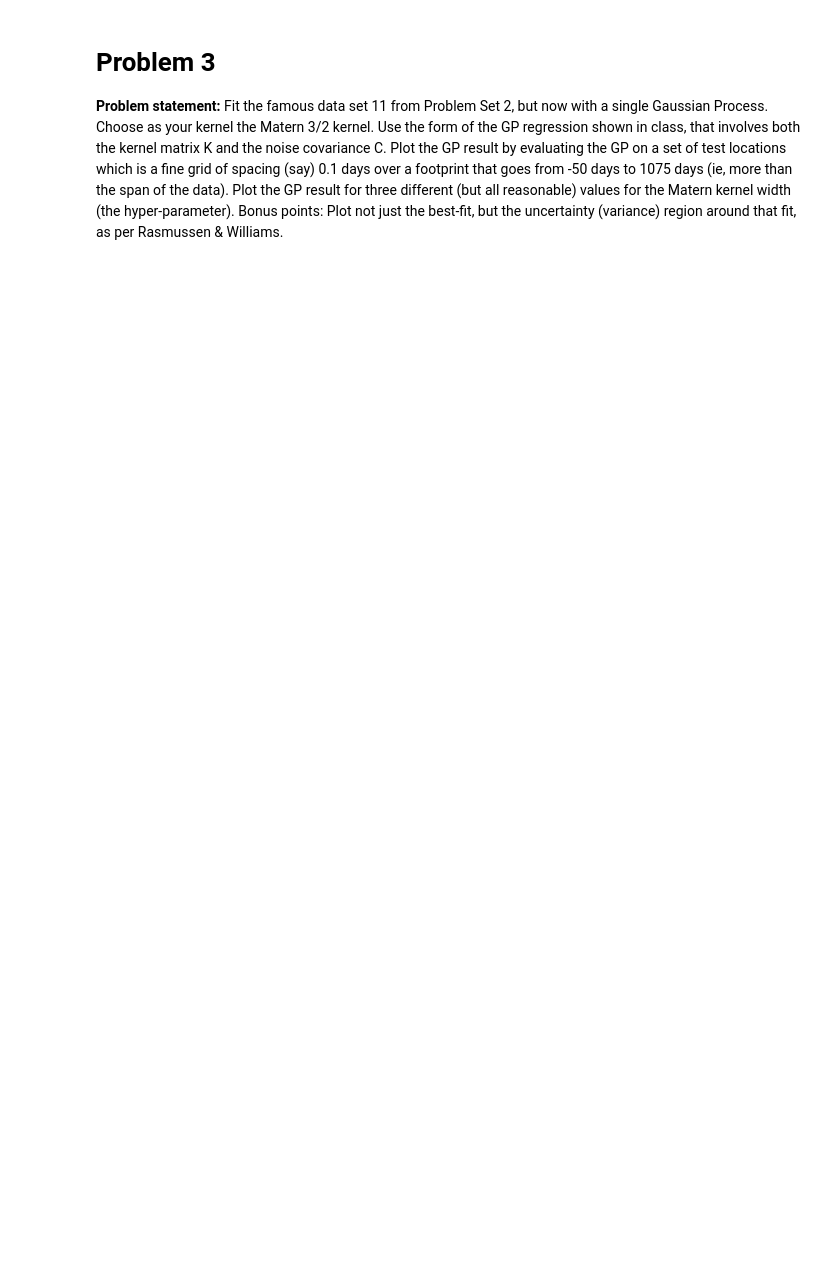
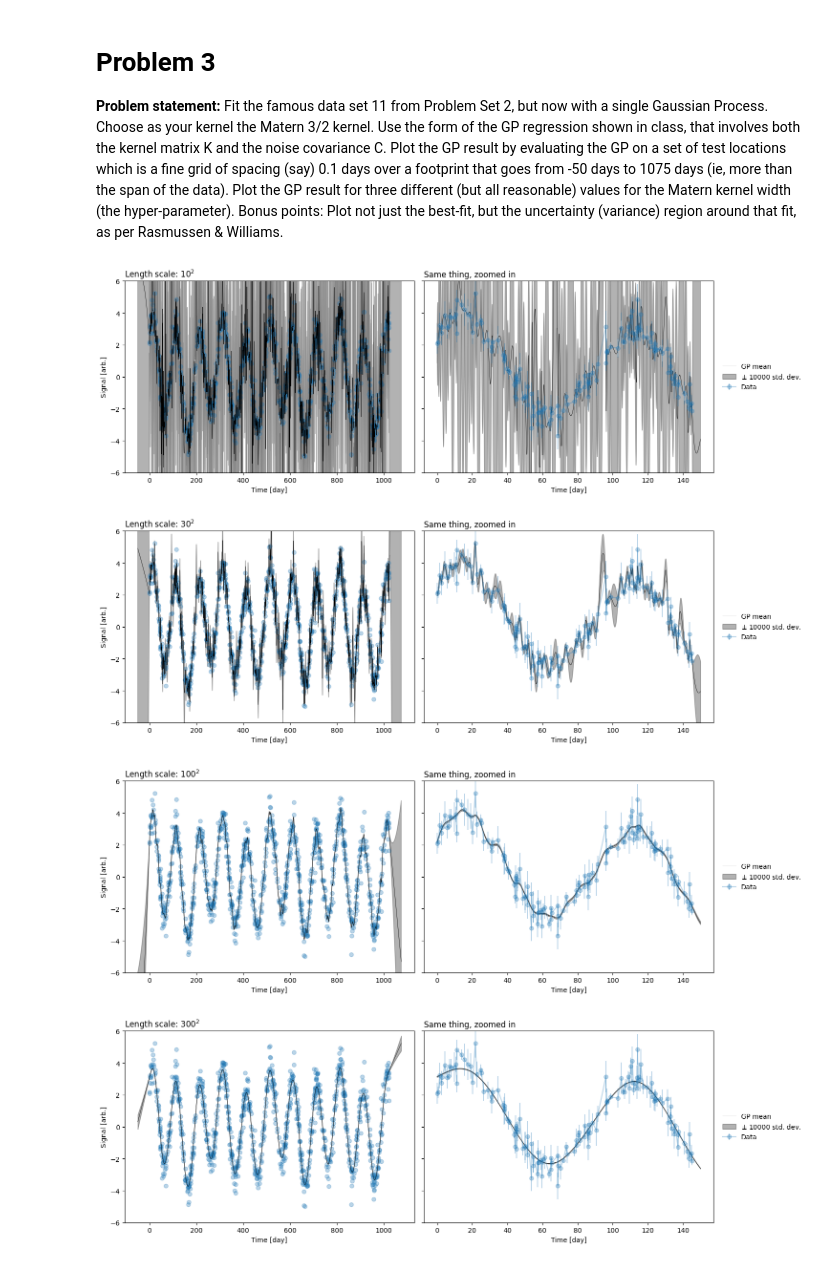
Before and after one commit to cmhainje/stat-data-hw, a Jupyter notebook: hw5.ipynb, the cells around one changed output. Drawn from its saved outputs; the diff is of its cells as text; code cells hidden in the pictures; blank space fills up the shorter version.

```diff
--- a/hw5.ipynb
+++ b/hw5.ipynb
@@ -323,0 +356,36 @@ data = (t_i, y_i, sigma_i)  # the last dataset only
+# %%
+for length in [10, 30, 100, 300, 1000]:
+
+    kernel = ConstantKernel(1.0, constant_value_bounds="fixed") * Matern(length_scale=length ** 2, length_scale_bounds="fixed")
+    gp = GPR(kernel=kernel)
+    gp.fit(t_i.reshape(-1, 1), y_i)
+
+    fig, axs = plt.subplots(1, 2, figsize=(15, 5), sharey=True)
+
+    ax = axs[0]
+    plot_gpr_samples(gp, 0, ax, n_std=10_000)
+    ax.scatter(t_i, y_i, marker='o', color='C0', label='Data', alpha=0.3)
+    ax.set_xlabel("Time [day]")
+    ax.set_ylabel("Signal [arb.]")
+
+    ax.set_ylim(-6, +6)
+    ax.set_title(f"Length scale: {length}$^2$", loc="left")
+
+
+    ax = axs[1]
+    lo, hi = 0, 150
+    plot_gpr_samples(gp, 0, ax, n_std=10_000, lo=lo, hi=hi, step=0.05)
+    mask = (t_i >= lo) & (t_i <= hi)
+    ax.errorbar( t_i[mask], y_i[mask], yerr=sigma_i[mask], marker='o', color='C0', label='Data', alpha=0.3 )
+    ax.legend(frameon=False, loc='center left', bbox_to_anchor=(1.01, 0.5))
+    ax.set_xlabel('Time [day]')
+    ax.set_title('Same thing, zoomed in', loc='left')
+
+    fig.tight_layout()
+
+    plt.show()
+# %% [output]
+[figure, added]
+[figure, added]
+[figure, added]
+[figure, added]
```
Also changed, not shown: parts of 6 cells of this notebook.
